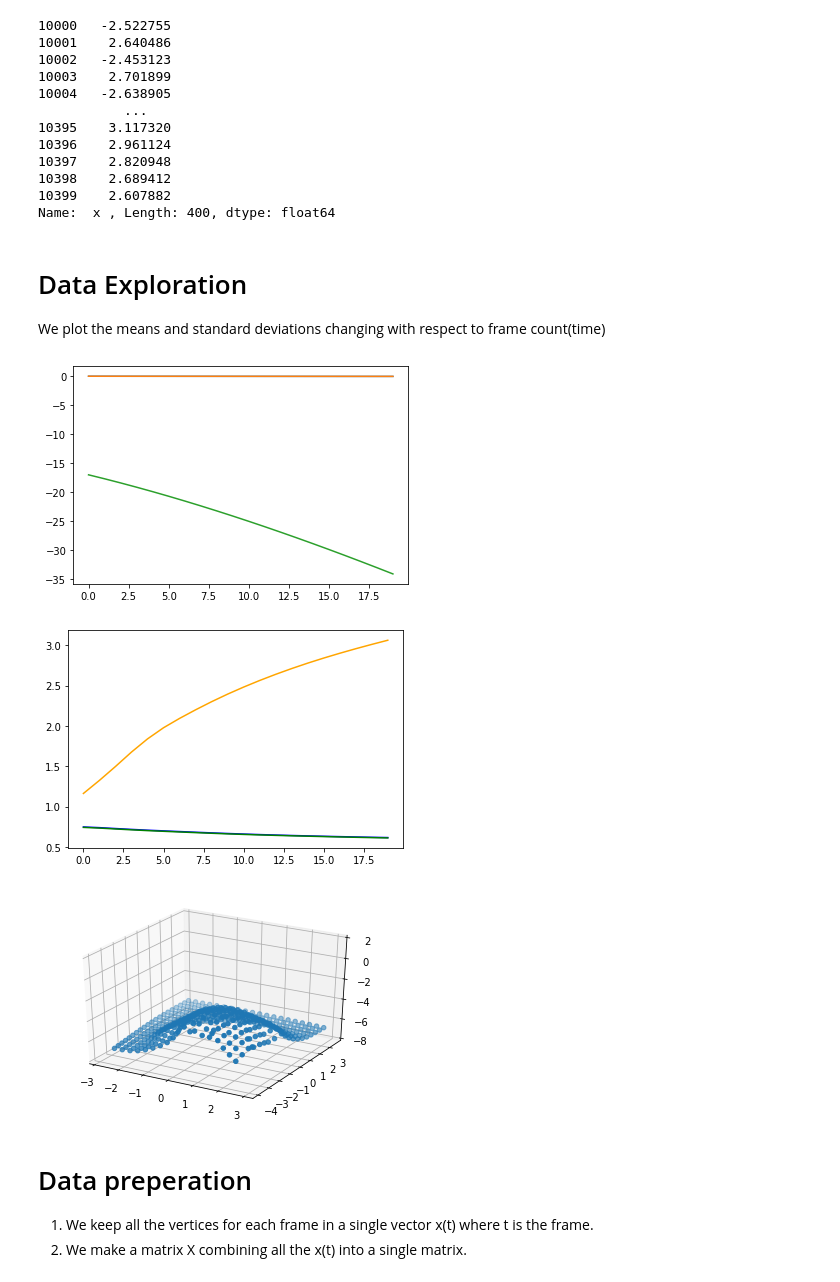
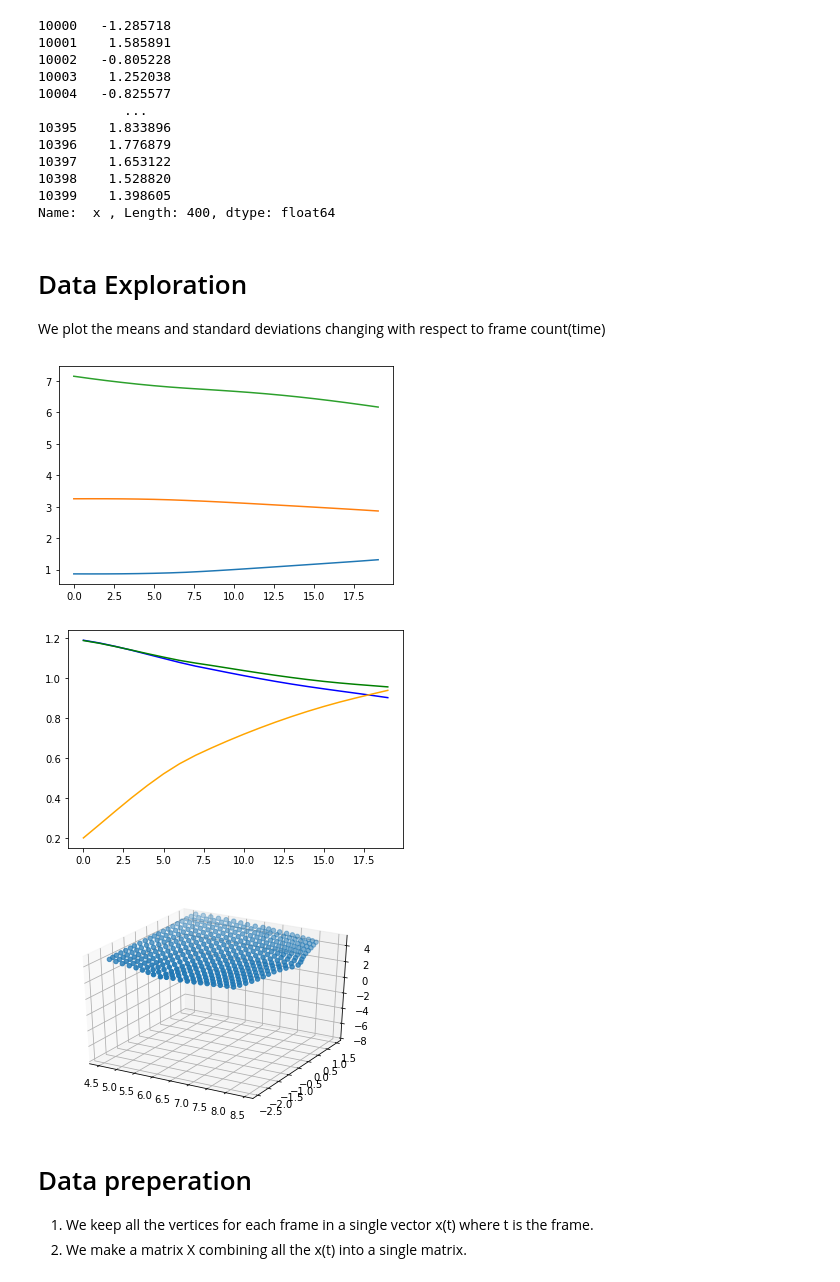
Before and after one commit to AnirudhSA/Cloth-Simulation, a Jupyter notebook: ML_project.ipynb, the cells around one changed output. Drawn from its saved outputs; the diff is of its cells as text; code cells hidden in the pictures.

```diff
--- a/ML_project.ipynb
+++ b/ML_project.ipynb
@@ -18,8 +18,10 @@ len(df_x)
+# %%
+no_scenes = 8
 # %%
 import matplotlib.pyplot as plt
 # %%
 scene = []
-for j in range(5):
+for j in range(no_scenes):
   frame = []
   for i in range(20):
     frame.append(df_x[j*8000+i*400:j*8000+i*400+400])
@@ -27,17 +29,17 @@ for j in range(5):
 # %%
 scene[1][5][' x ']
 # %% [output]
-10000   -2.522755
-10001    2.640486
-10002   -2.453123
-10003    2.701899
-10004   -2.638905
+10000   -1.285718
+10001    1.585891
+10002   -0.805228
+10003    1.252038
+10004   -0.825577
            ...
-10395    3.117320
-10396    2.961124
-10397    2.820948
-10398    2.689412
-10399    2.607882
+10395    1.833896
+10396    1.776879
+10397    1.653122
+10398    1.528820
+10399    1.398605
 Name:  x , Length: 400, dtype: float64
 # %% [markdown]
 # Data Exploration
@@ -52,7 +54,7 @@ plt.plot([i for i in range(20)], means_y)
 plt.plot([i for i in range(20)], means_z)
 plt.show()
 # %% [output]
-[figure, old version]
+[figure, new version]
 # %%
 std_x = [scene[0][i][' x '].std() for i in range(20)]
 std_y = [scene[0][i][' y '].std() for i in range(20)]
@@ -63,7 +65,7 @@ plt.plot([i for i in range(20)], std_y, color='green')
 plt.plot([i for i in range(20)], std_z, color='orange')
 plt.show()
 # %% [output]
-[figure, old version]
+[figure, new version]
 # %%
 from mpl_toolkits.mplot3d import axes3d
 
@@ -71,12 +73,12 @@ def plot_frame(i,j):
   fig = plt.figure()
   #ax = fig.add_subplot(1, 1, 1, axisbg="1.0")
   ax = fig.gca(projection='3d')
-  ax.set_zlim3d(-8,2)
+  ax.set_zlim3d(-8,5)
   ax.scatter(scene[i][j][' x '],scene[i][j][' y '],scene[i][j][' z '])
 # %%
-plot_frame(2,19)
+plot_frame(4,19)
 # %% [output]
-[figure, old version]
+[figure, new version]
 # %% [markdown]
 # Data preperation
 
```
Also changed, not shown: parts of 24 cells of this notebook.
